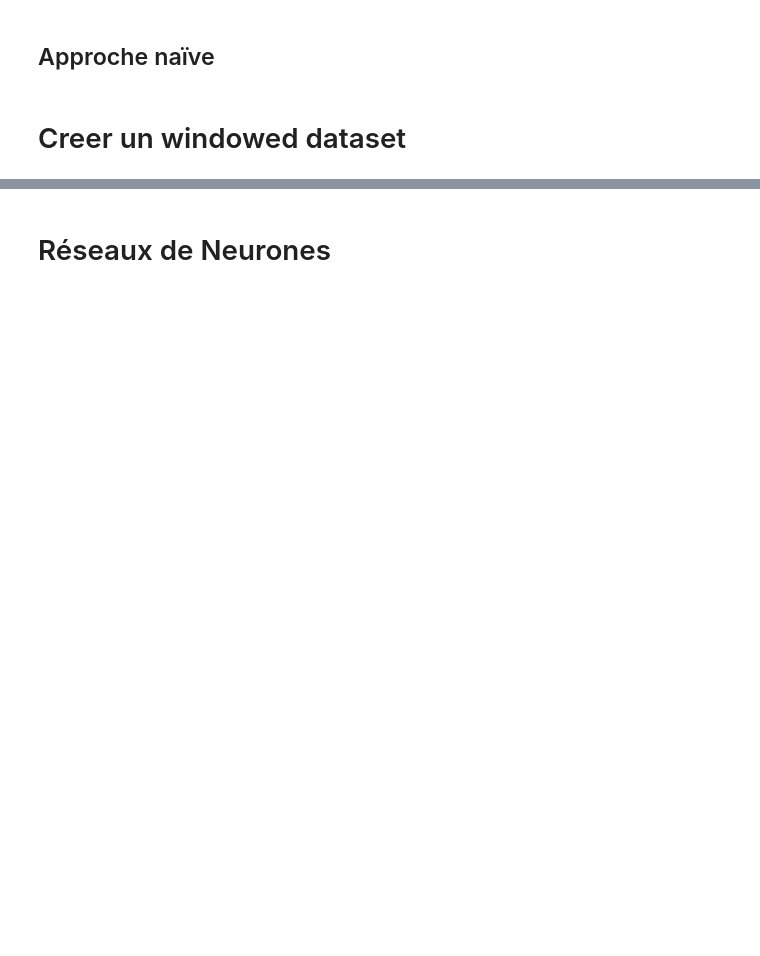
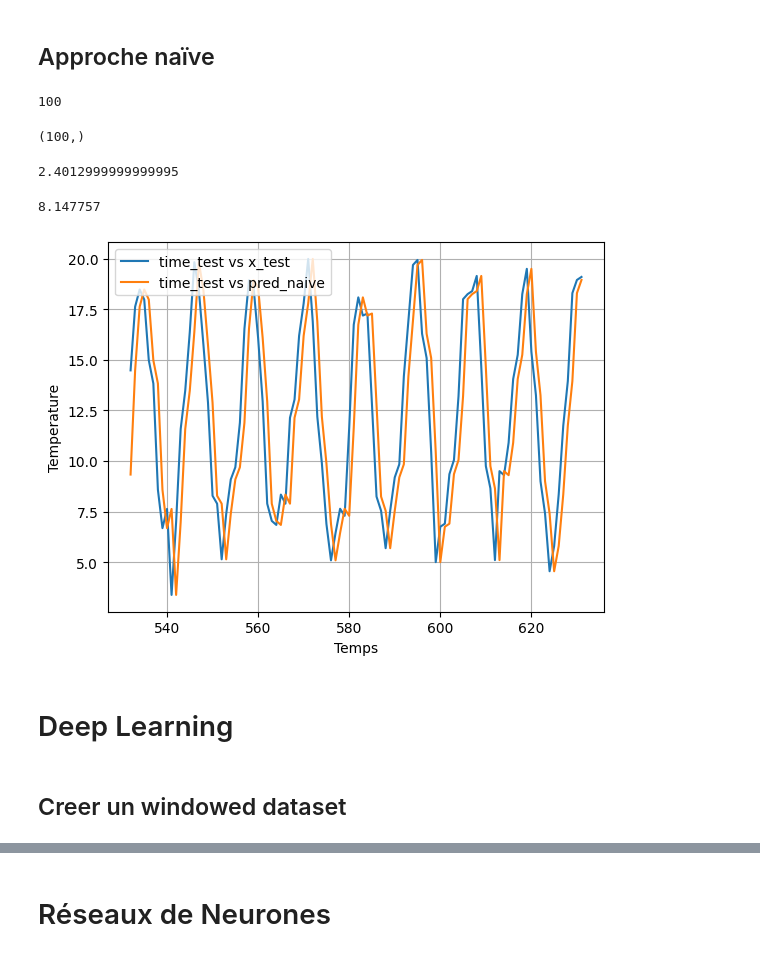
Before and after one commit to lighscent/fastapi_, a Jupyter notebook: kevindegila/2_DeepLearning_160/08-Time Series.ipynb, the cells around one changed output, grey strips where cells are left out. Cells and saved outputs as stored; diff of their text form; code cells hidden in the pictures; blank space fills up the shorter version.

```diff
--- a/kevindegila/2_DeepLearning_160/08-Time Series.ipynb
+++ b/kevindegila/2_DeepLearning_160/08-Time Series.ipynb
@@ -98,11 +218,13 @@ len(series)*.80
 # %%
-# train_test_split - 532pour être env. 80% mais avoir pile 100 vals pour test
-
-time_train = time[:532]
-x_train = series[:532]
-
-time_test = time[532:]
-x_test = series[532:]
+split = 532 # pour être env. 80% mais avoir pile 100 vals pour test
+# %%
+# train_test_split
+
+time_train = time[:split]
+x_train = series[:split]
+
+time_test = time[split:]
+x_test = series[split:]
 # %%
 years = df['YEAR'].tolist()
 print (len(years), years)
@@ -113,25 +241,38 @@ years[44] # 1973-2016 train, 2016-2025 test
 # %% [markdown]
 ## Approche naïve
 # %%
-pred_naive = series[531:-1]
+pred_naive = series[split-1:-1]
 len(pred_naive)
+# %% [output]
+100
 # %%
 pred_naive.shape
+# %% [output]
+(100,)
 # %%
 from sklearn.metrics import mean_absolute_error, mean_squared_error
 # %%
 mean_absolute_error(x_test, pred_naive)
+# %% [output]
+2.4012999999999995
 # %%
 mean_squared_error(x_test, pred_naive)
+# %% [output]
+8.147757
 # %%
-plt.plot(time_test, x_test)
-plt.plot(time_test, pred_naive)
+plt.plot(time_test, x_test, label='time_test vs x_test')
+plt.plot(time_test, pred_naive, label='time_test vs pred_naive') # courbe orange
 plt.xlabel('Temps')
 plt.ylabel('Temperature')
-plt.grid(True)
+plt.legend(loc='upper left')
+plt.grid()
 plt.show()
+# %% [output]
+[figure, added]
+# %% [markdown]
+ # Deep Learning
 # %% [markdown]
-# Creer un windowed dataset
+## Creer un windowed dataset
 # %%
 import tensorflow as tf
 # %%
```
Also changed, not shown: parts of 53 cells of this notebook.
